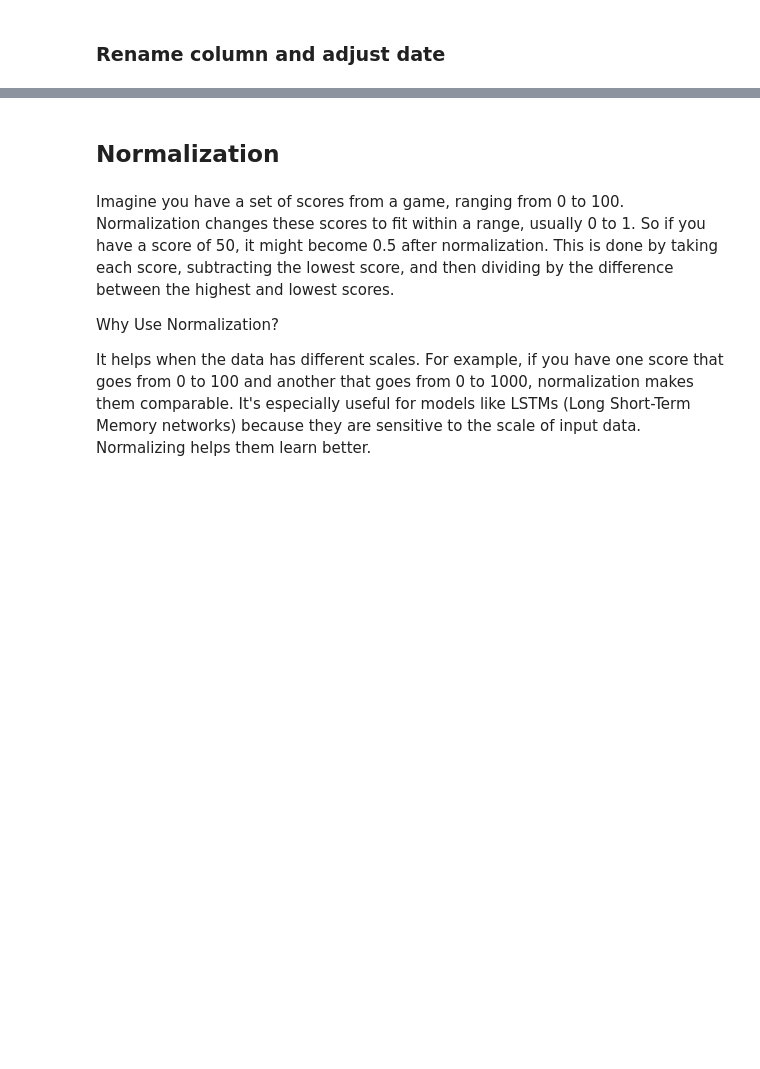
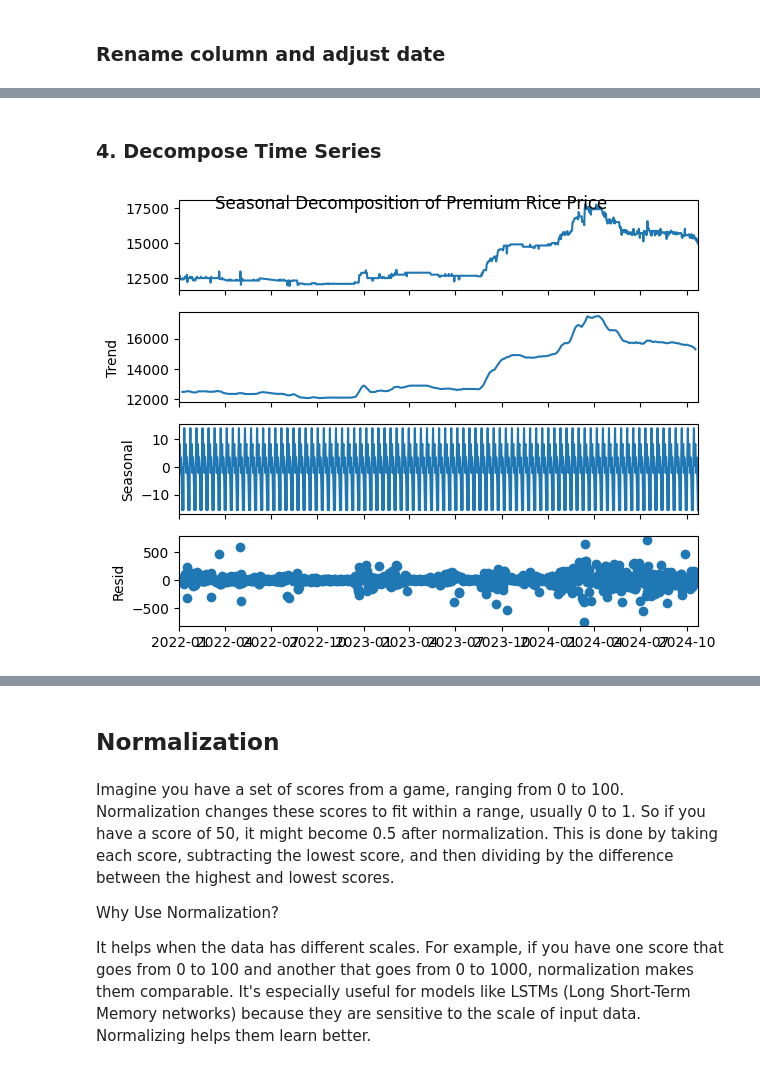
Before and after one commit to karyateguh/Prediction-of-price-rice-in-DKI-Jakarta, a Jupyter notebook: Prediction_of_Price_Rice_in_DKI_Jakarta.ipynb, the cells around one changed output, grey strips where cells are left out. Saved outputs shown, nothing was run; the diff lists cells and outputs as text; code cells hidden in the pictures; blank space fills up the shorter version.

```diff
--- a/Prediction_of_Price_Rice_in_DKI_Jakarta.ipynb
+++ b/Prediction_of_Price_Rice_in_DKI_Jakarta.ipynb
@@ -249,0 +274,10 @@ beras_premium and beras_medium have simillar plot. From now on, we only use bera
+# %% [markdown]
+### 4. Decompose Time Series
+# %%
+premium_series = pd.Series(premium, index=dates)
+decomposition = seasonal_decompose(premium_series, model='additive', period=12)
+decomposition.plot()
+plt.suptitle('Seasonal Decomposition of Premium Rice Price')
+plt.show()
+# %% [output]
+[figure, added]
```
Also changed, not shown: parts of 80 cells of this notebook.
